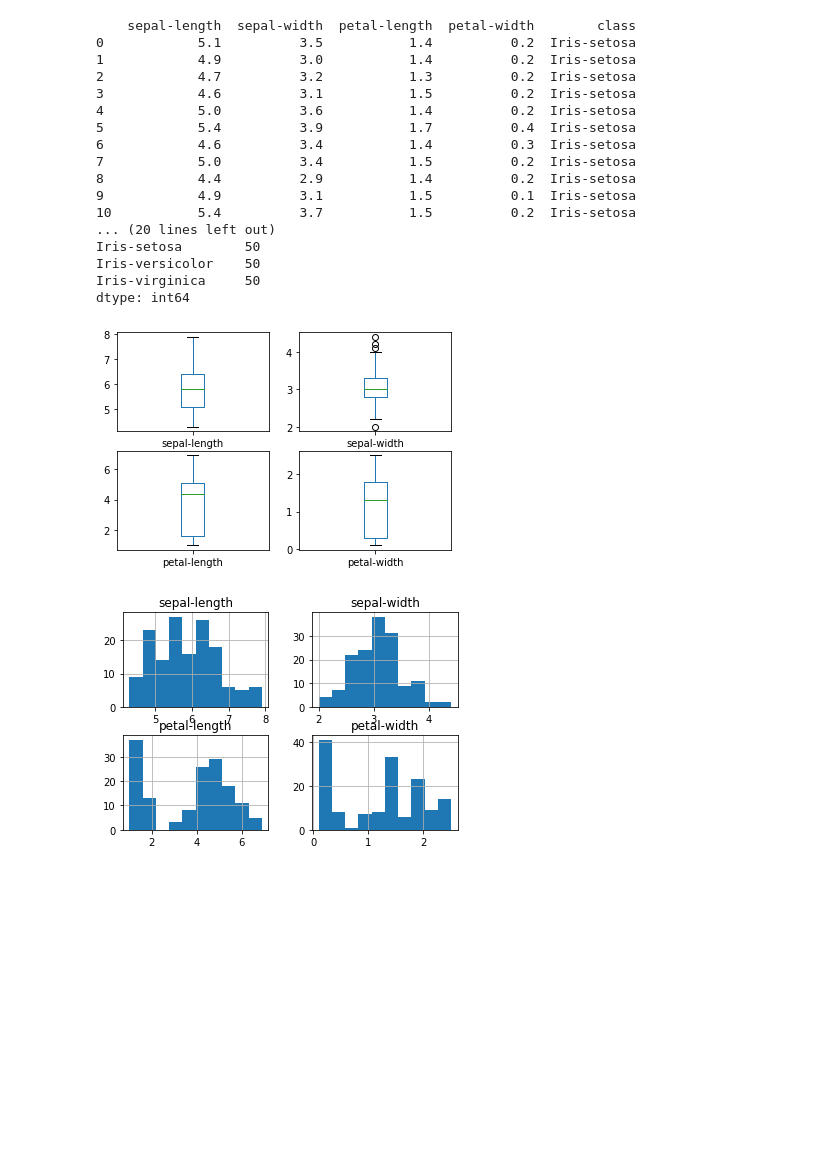
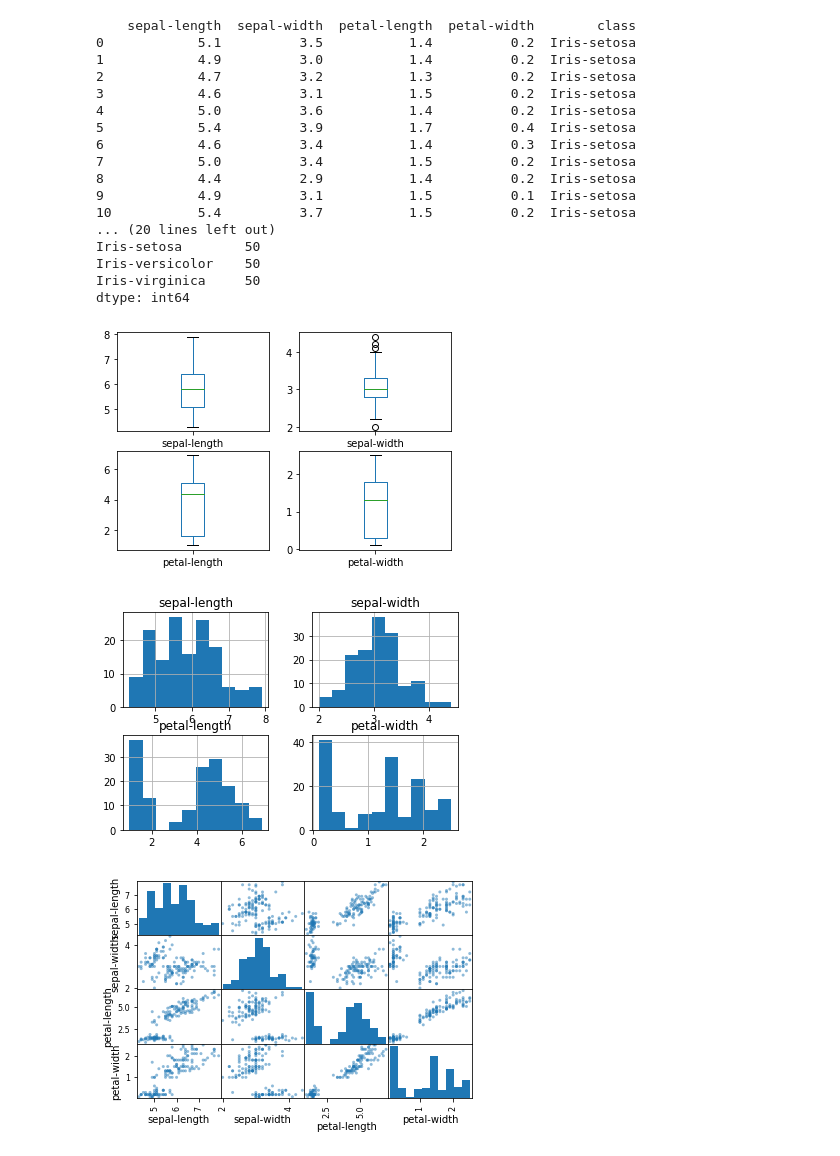
Before and after one commit to yazidgrim/ML101, a Jupyter notebook: ML101.ipynb, the cells around one changed output. Drawn from its saved outputs; the diff is of its cells as text; code cells hidden in the pictures; blank space fills up the shorter version.

```diff
--- a/ML101.ipynb
+++ b/ML101.ipynb
@@ -82,13 +82,18 @@ dtype: int64
 # %%
 #data visualization
 
 # box and whisker plots
 dataset.plot(kind='box', subplots=True, layout=(2,2), sharex=False, sharey=False)
 pyplot.show()
 
 #histograms
 dataset.hist()
 pyplot.show()
+
+#scatter plot matrix
+scatter_matrix(dataset)
+pyplot.show()
 # %% [output]
 [figure]
 [figure]
+[figure, added]
```
Also changed, not shown: parts of 4 cells of this notebook.
